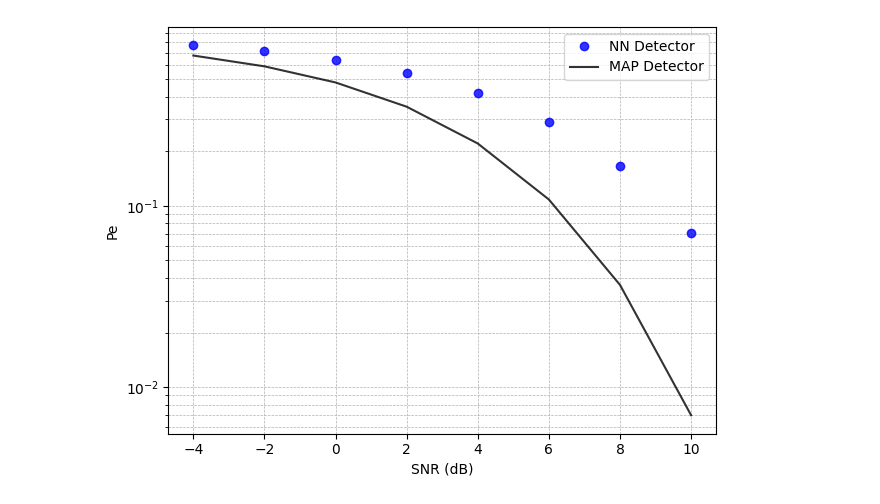
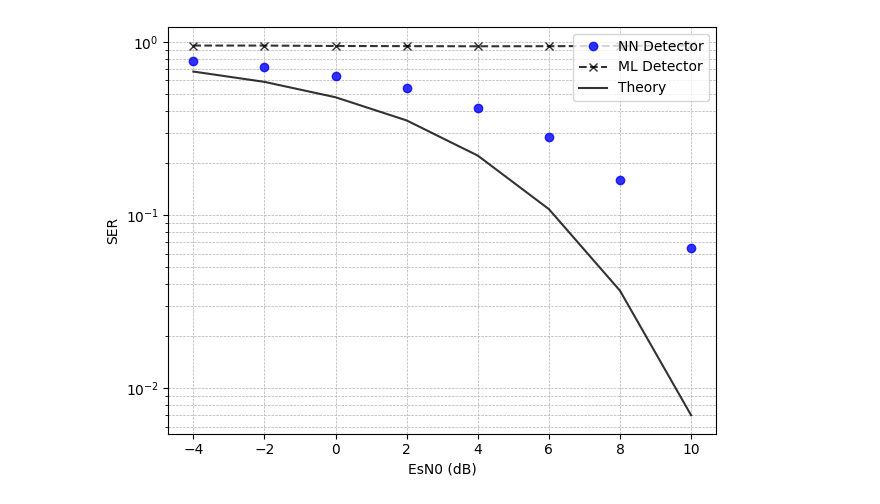
Before and after one commit to SAYildirim/dnn-comms, a Jupyter notebook: demodulator.ipynb, the cells around one changed output. Cells and saved outputs as stored; diff of their text form; code cells hidden in the pictures.

```diff
--- a/demodulator.ipynb
+++ b/demodulator.ipynb
@@ -61,6 +176,17 @@ def qam_modulation(symbols, M):
     Ay=2*y+1-D # PAM Amplitudes 2d+1-D - imag axis
     constellation = Ax+1j*Ay
     return constellation[symbols]
+
+def iqDetector(symbols, M):
+    # Minimum distance detector: optimal for coherent mods in awgn
+    m = np.arange(0,M) #all information symbols m={0,1,...,M-1}
+    I = 1/np.sqrt(2)*np.cos(m/M*2*np.pi)
+    Q = 1/np.sqrt(2)*np.sin(m/M*2*np.pi)
+    XA = np.column_stack((np.real(symbols),np.imag(symbols)))
+    XB = np.column_stack((I,Q))
+    d = cdist(XA,XB,metric='euclidean') #compute pair-wise Euclidean distances
+
+    return np.argmin(d, axis=1)
 
 def psk_bitmap(symbols, M):
     Exp = (2**np.arange(np.log2(M))).astype(int)
@@ -113,6 +239,8 @@ def qam_awgn(M,gamma_s):
     SERs = 1-(1-(1-1/np.sqrt(M))*erfc(np.sqrt(3/2*gamma_s/(M-1))))**2
     return SERs
 
+
+
 # ---------- Single-layer model ----------
 class SingleLayerDemod(nn.Module):
     def __init__(self, M):
@@ -372,10 +483,10 @@ plt.show()
 # %%
 # ---------- Final evaluation ----------
-acc_final, SER_theory = [], []
+acc_final, SER_theory, detected = [], [], []
 for j,snr_db in enumerate(snr_db_test):
 
-  test_x = awgn_iq(symbols_iq[n_train:], snr_db)  # re-noise test partition (fresh noise)
-  test_y = symbols[n_train:]
+  test_x = awgn_iq(symbols_iq[n_train+n_valid:], snr_db)  # re-noise test partition (fresh noise)
+  test_y = symbols[n_train+n_valid:]
 
   # Convert to PyTorch tensors
   test_x_t = torch.from_numpy(test_x).float()
@@ -383,37 +494,41 @@ for j,snr_db in enumerate(snr_db_test):
 
   model.eval()
   with torch.no_grad():
-      xb = test_x_t.to(device)
-      yb = test_y_t.to(device)
+      xb,yb = test_x_t.to(device), test_y_t.to(device)
+
       probs = model(xb)
       preds = probs.argmax(dim=1)
       acc_final.append((preds == yb).float().mean().item())
+
   #print(f"Final test accuracy: {acc_final[-1]*100:.2f}%")
   SER_theory.append(ser_awgn(snr_db,mod_type,M))
+  detected.append(1-(iqDetector(xb[:,0] + 1j*xb[:,1], M) == yb).float().mean().item())
 ## Show some example predictions (first 10)
 #examples = 10
 #with torch.no_grad():
 #    ex_x = xb[:examples].cpu().numpy()
 #    ex_y = yb[:examples].cpu().numpy().flatten()
 #    ex_p = probs[:examples].cpu().numpy().flatten()
 #    ex_pred = preds[:examples].cpu().numpy().flatten()
 #
 #print("\nExample (I, Q) | true_bit -> prob -> pred_bit")
 #for i in range(examples):
 #    i_val, q_val = ex_x[i]
 #    print(f"({i_val: .3f}, {q_val: .3f}) | {int(ex_y[i])} -> {ex_p[i]:.3f} -> {int(ex_pred[i])}")
 
 # Plot the probability of symbol error
 fig, ax = plt.subplots()
 ax.semilogy(snr_db_test, 1-np.array(acc_final), 'o', c='blue',alpha=0.8,
            label='NN Detector')
+ax.semilogy(snr_db_test, np.array(detected), 'x', c='black',alpha=0.8,
+           linestyle='--', label='ML Detector')
 ax.semilogy(snr_db_test, np.array(SER_theory), c='black',alpha=0.8,
-           label='MAP Detector')
-plt.xlabel('SNR (dB)')
-plt.ylabel('Pe')
+            label='Theory')
+plt.xlabel('EsN0 (dB)')
+plt.ylabel('SER')
 plt.legend(loc="upper right")
 plt.grid(True, which='both', linestyle='--', linewidth=0.5)
 plt.tight_layout()
 plt.show()
 # %% [output]
-[figure, old version]
+[figure, new version]
```
Also changed, not shown: parts of 8 cells of this notebook.
